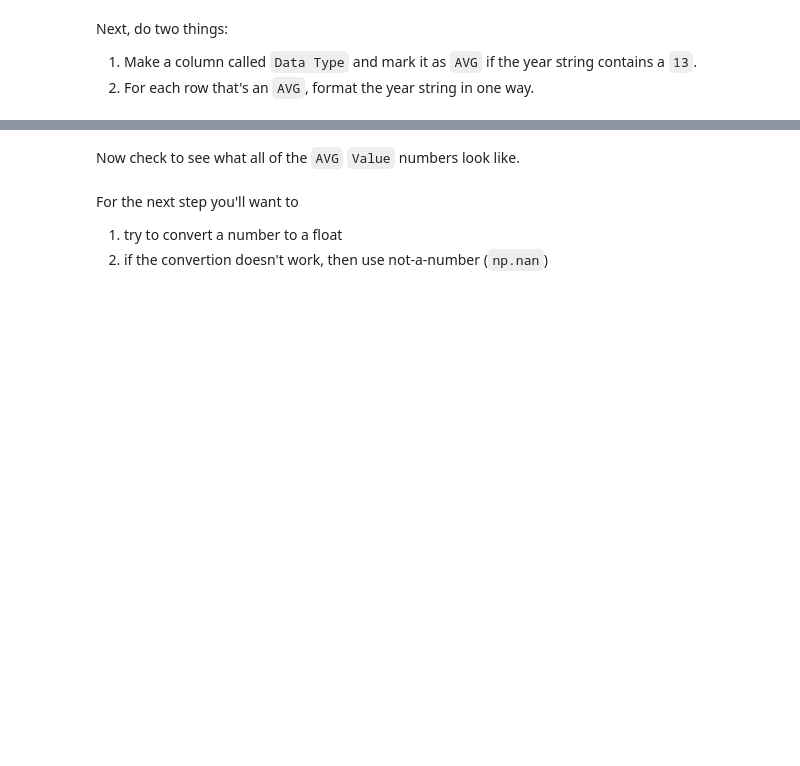
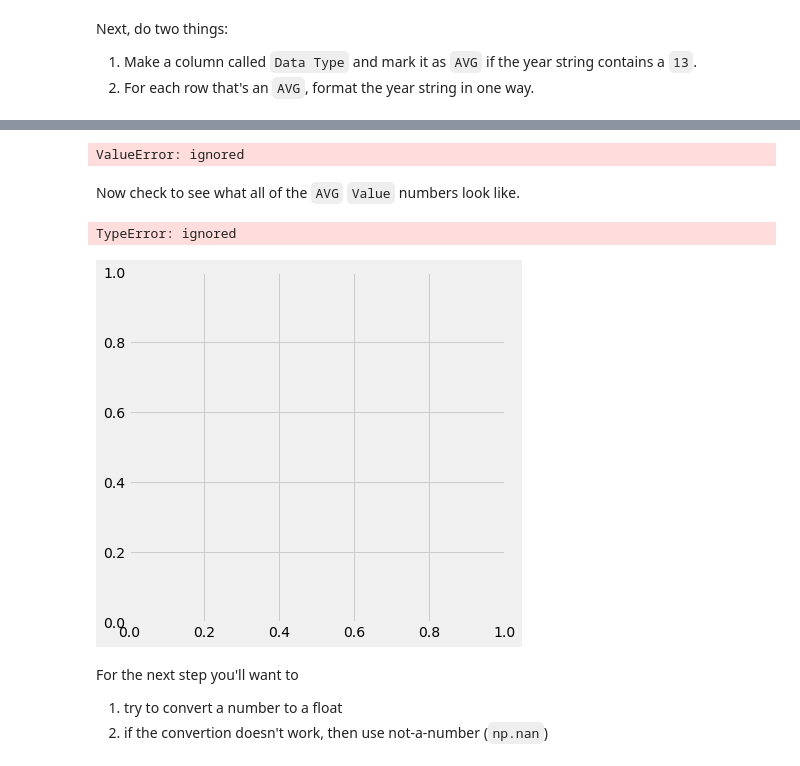
Before and after one commit to dalexa10/Python_Data_Science, a Jupyter notebook: collecting-organizing-analyzing-basics/collecting-organizing-analyzing-data.ipynb, the cells around one changed output, grey strips where cells are left out. Cells and saved outputs as stored; diff of their text form; code cells hidden in the pictures; blank space fills up the shorter version.

```diff
--- a/collecting-organizing-analyzing-basics/collecting-organizing-analyzing-data.ipynb
+++ b/collecting-organizing-analyzing-basics/collecting-organizing-analyzing-data.ipynb
@@ -559,3 +584,6 @@ Next, do two things:
 
 1. Make a column called `Data Type` and mark it as `AVG` if the year string contains a `13`.
 2. For each row that's an `AVG`, format the year string in one way.
+# %%
+x = str(1000)
+x[-2]
@@ -561,0 +592,11 @@ Next, do two things:
+# %%
+def marker_avg(x):
+  if str(x)[-2:] == '13':
+    return 'AVG'
+  else:
+    return ''
+
+
+pricedf['Data Type'] = pricedf['YYYYMM'].apply(marker_avg)
+
+pricedf
@@ -561,0 +625,9 @@ Next, do two things:
+# %%
+def string2val(x):
+  if isinstance(x, str):
+    return 0.0
+  else:
+    pass
+
+pricedf['Value'] = pricedf['Value'].apply(string2val)
+pricedf
@@ -562,5 +666,23 @@ Next, do two things:
+# %%
+pricedf['Value'] = pricedf['Value'].astype(float)
+# %% [output]
+ValueError: ignored
 # %% [markdown]
 Now check to see what all of the `AVG` `Value` numbers look like.
+# %%
+plt.style.use('fivethirtyeight')
+
+fig = plt.figure(figsize=(6,6))
+ax = fig.gca()
+
+pricedf[pricedf['Data Type'] == 'AVG']['Value'].plot(ax=ax, linewidth=4)
+
+ax.legend()
+plt.ylabel('Price')
+plt.xlabel('Year')
+# %% [output]
+TypeError: ignored
+[figure, added]
 # %% [markdown]
 For the next step you'll want to
 
```
Also changed, not shown: parts of 13 cells of this notebook.
